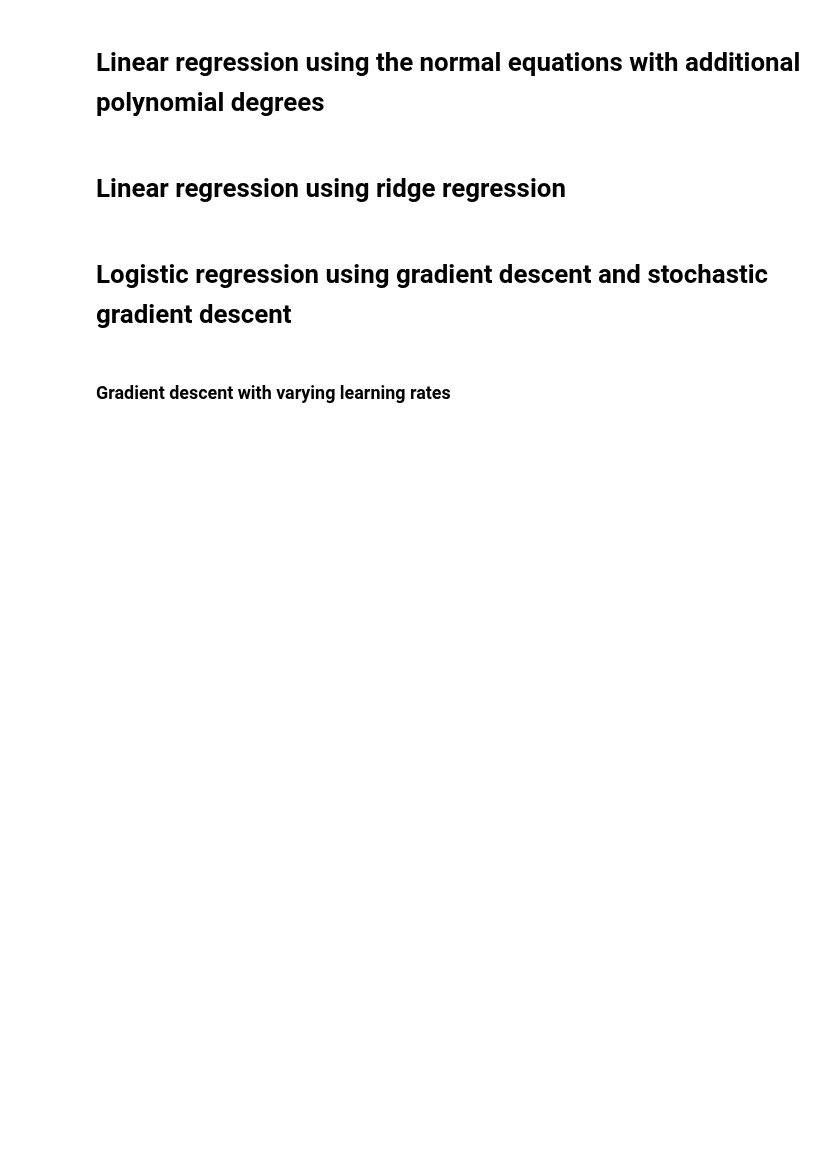
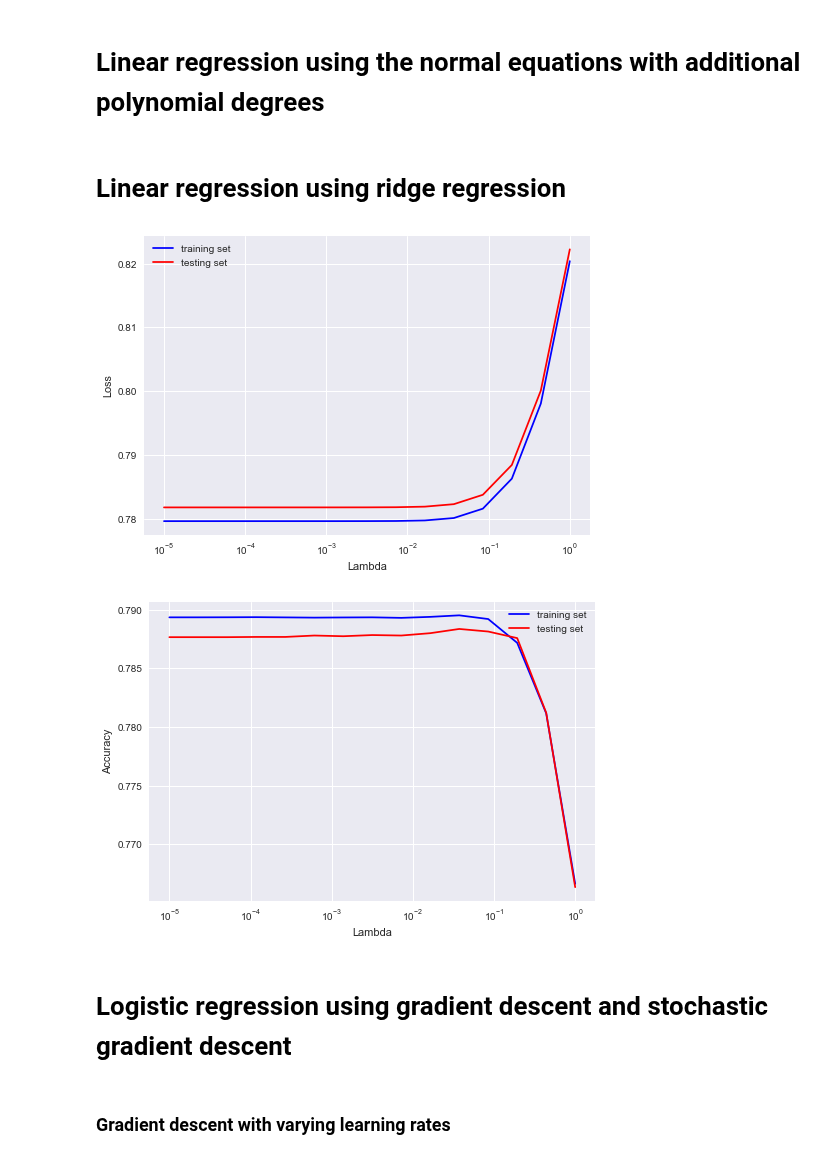
Before and after one commit to hhschede/machine_learning, a Jupyter notebook: project_1/main.ipynb, the cells around one changed output. Cells and saved outputs as stored; diff of their text form; code cells hidden in the pictures; blank space fills up the shorter version.

```diff
--- a/project_1/main.ipynb
+++ b/project_1/main.ipynb
@@ -77,11 +63,0 @@ Splitting into train and test set
-# %%
-X_train, y_train, X_test, y_test = split_data(tx, y)
-
-# Create the standardized X_train for use of testing the model on the test set. Note that this should
-# Not be done before crossvalidation, as the crossvalidation function standardizes the sets within the loops
-
-X_train_standardized, means, variance = standardize(X_train)
-X_test_standardized = standardize_test(X_test, means, variance)
-
-print('Standardized and randomized samples are found as the variables X_train, y_train, X_test, y_test. Values' +
-      ' are split for testing and training sets with the ratio of 0.8')
@@ -263,37 +237,40 @@ Linear regression using ridge regression
 # %%
 lambdas = np.logspace(-5, 0, 15)
 rmse_tr = []
 rmse_ts = []
 pred_tr = []
 pred_ts = []
 
 for ind, lambda_ in enumerate(lambdas):
 
-    w = ridge_regression(y_train, X_train, lambda_)
-    rmse_tr.append(np.sqrt(2 * compute_loss(y_train, X_train, w)))
-    pred_tr.append(pred_accuracy(predict_labels(w, X_train),y_train))
+    w = ridge_regression(y, tx, lambda_)
+    rmse_tr.append(np.sqrt(2 * compute_loss(y, tx, w)))
+    pred_tr.append(pred_accuracy(predict_labels(w, tx),y))
 
 
-    rmse_ts.append(np.sqrt(2 * compute_loss(y_test, X_test, w)))
-    pred_ts.append(pred_accuracy(predict_labels(w, X_test),y_test))
+    rmse_ts.append(np.sqrt(2 * compute_loss(y_t, tx_t, w)))
+    pred_ts.append(pred_accuracy(predict_labels(w, tx_t),y_t))
 
 plt.style.use('seaborn')
 plt.semilogx(lambdas,rmse_tr, c='blue')
 plt.semilogx(lambdas,rmse_ts, c='red')
 plt.legend(['training set', 'testing set'], loc='upper left')
 plt.xlabel('Lambda')
 plt.ylabel('Loss')
 plt.show()
 
 plt.style.use('seaborn')
 plt.semilogx(lambdas,pred_tr, c='blue')
 plt.semilogx(lambdas,pred_ts, c='red')
 plt.xlabel('Lambda')
 plt.ylabel('Accuracy')
 plt.legend(['training set', 'testing set'], loc='upper right')
 plt.show()
 
 # print(np.max(pred))
+# %% [output]
+[figure, added]
+[figure, added]
 # %% [markdown]
 # Logistic regression using gradient descent and stochastic gradient descent
 # %%
```
Also changed, not shown: parts of 10 cells of this notebook, 1 other file.
